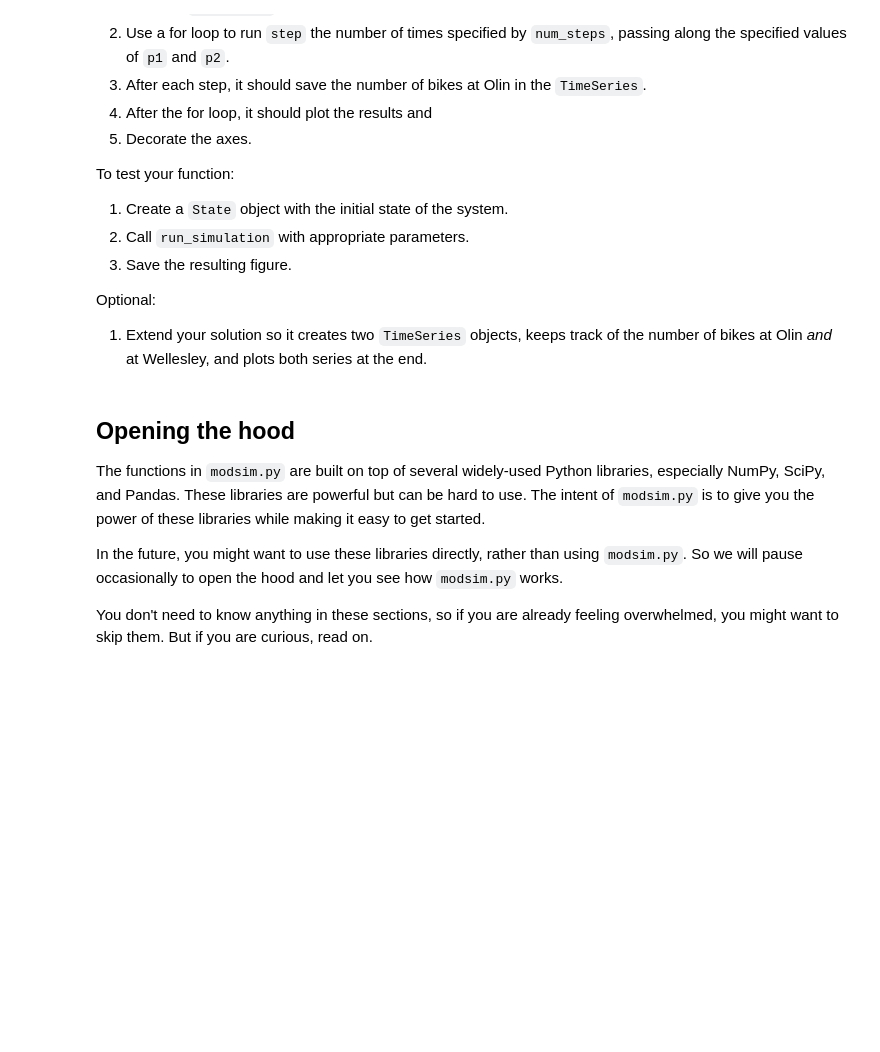
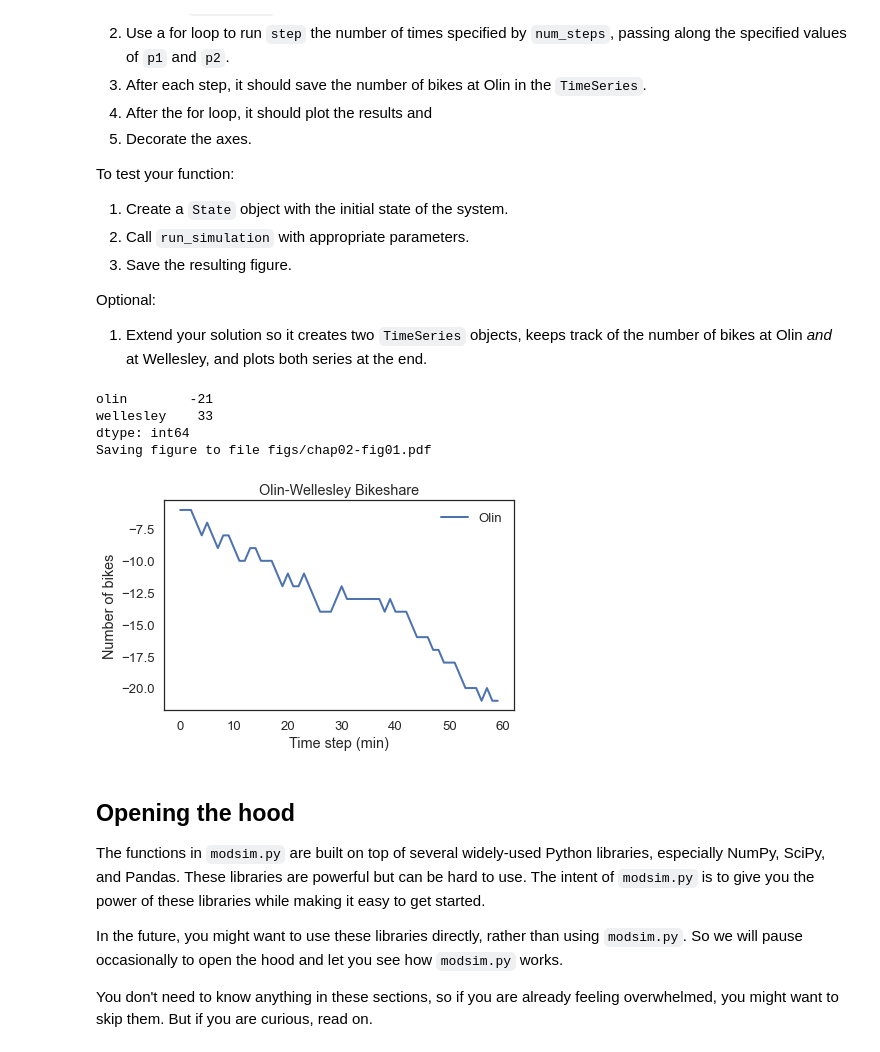
Before and after one commit to OwenZzzzOrganization/ModSimPy, a Jupyter notebook: notebooks/chap02.ipynb, the cells around one changed output. Cells and saved outputs as stored; diff of their text form; code cells hidden in the pictures; blank space fills up the shorter version.

```diff
--- a/notebooks/chap02.ipynb
+++ b/notebooks/chap02.ipynb
@@ -89,0 +110,8 @@ The output indicates that `bike_to_wellesley` is a function defined in a "namesp
+# %%
+# Solution goes here
+def bike_to_olin():
+    bikeshare.olin += 1
+    bikeshare.wellesley -= 1
+
+bike_to_olin()
+bikeshare
@@ -299,3 +461,26 @@ Optional:
+# %%
+# Solution goes here
+def run_simulation(p1,p2,num_steps):
+    results = TimeSeries()
+    for i in range(num_steps):
+        step(p1,p2)
+        results[i] = bikeshare.olin
+    print(bikeshare)
+    plot(results, label='Olin')
+
+    decorate(title='Olin-Wellesley Bikeshare',
+            xlabel='Time step (min)',
+            ylabel='Number of bikes')
+
+    savefig('figs/chap02-fig01.pdf')
+
+run_simulation(0.7,0.4,60)
+# %% [output]
+olin        -21
+wellesley    33
+dtype: int64
+Saving figure to file figs/chap02-fig01.pdf
+[figure, added]
 # %%
 # Solution goes here
 # %% [markdown]
```
Also changed, not shown: parts of 37 cells of this notebook, 1 other file.
